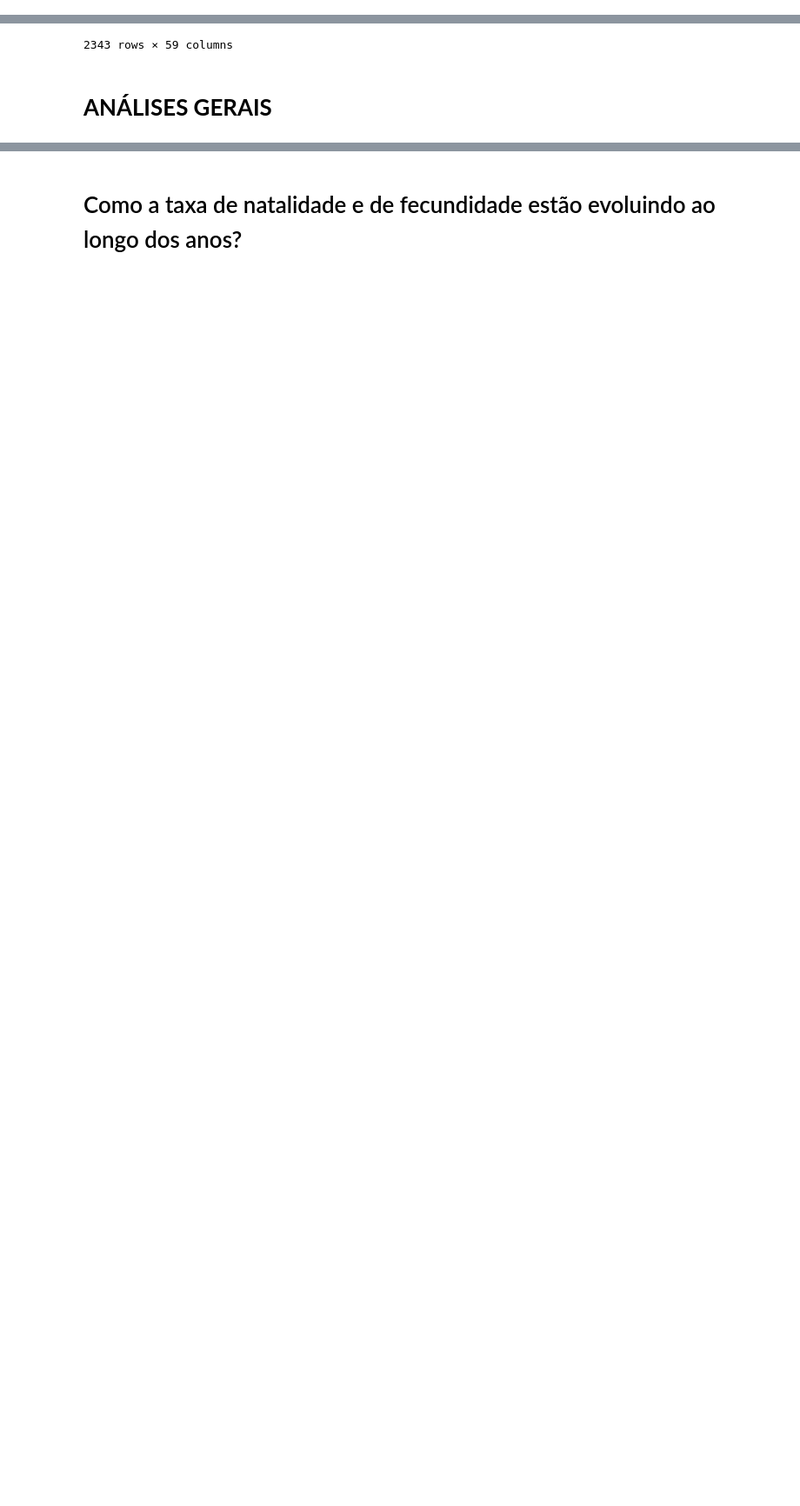
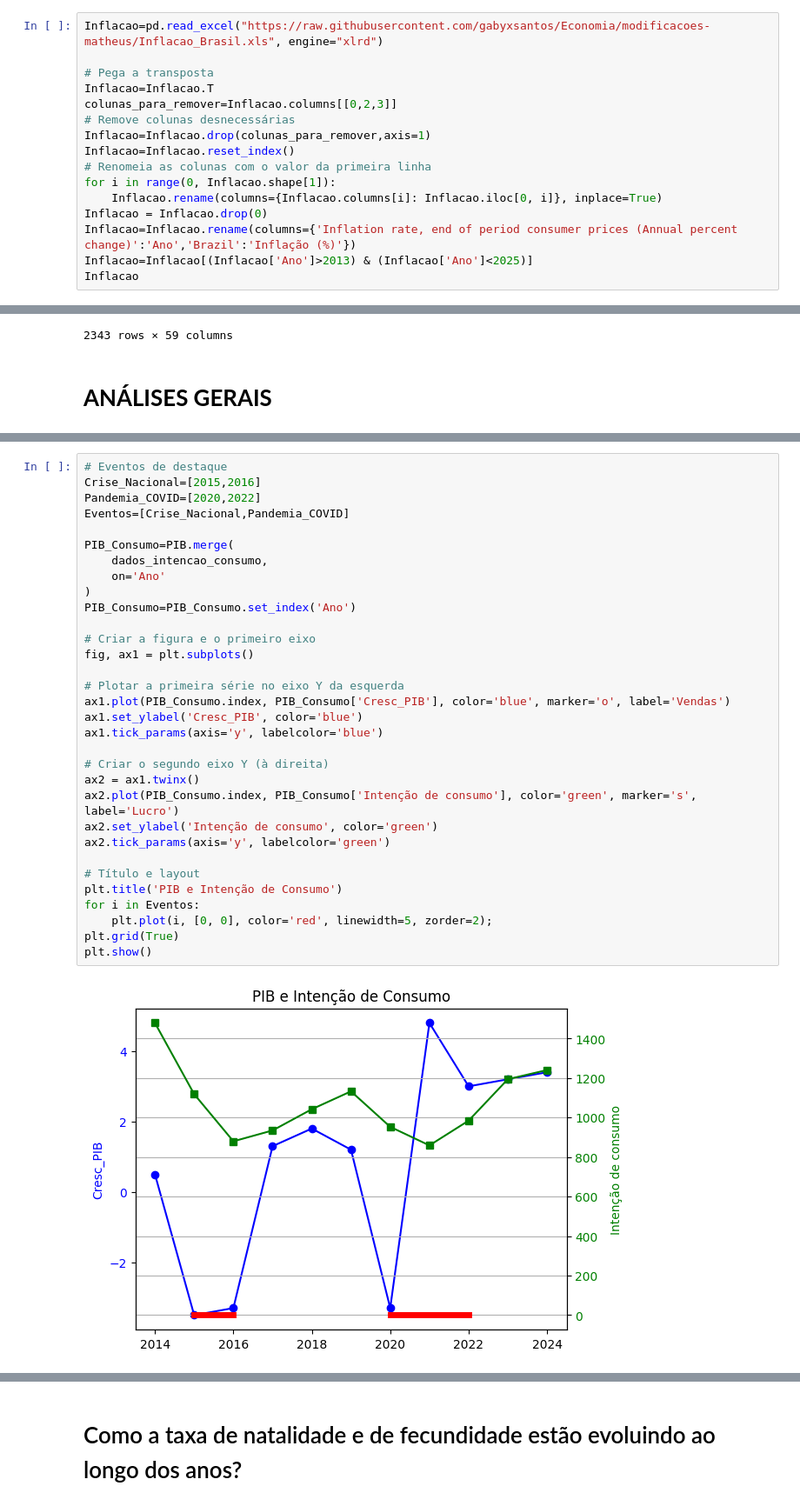
Before and after one commit to gabyxsantos/Economia, a Jupyter notebook: atualizandodf.ipynb, the cells around one changed output, grey strips where cells are left out. Shown at 87% size. Drawn from its saved outputs; the diff is of its cells as text; blank space fills up the shorter version.

```diff
--- a/atualizandodf.ipynb
+++ b/atualizandodf.ipynb
@@ -162,0 +191,16 @@ PIB
+# %%
+Inflacao=pd.read_excel("https://raw.githubusercontent.com/gabyxsantos/Economia/modificacoes-matheus/Inflacao_Brasil.xls", engine="xlrd")
+
+# Pega a transposta
+Inflacao=Inflacao.T
+colunas_para_remover=Inflacao.columns[[0,2,3]]
+# Remove colunas desnecessárias
+Inflacao=Inflacao.drop(colunas_para_remover,axis=1)
+Inflacao=Inflacao.reset_index()
+# Renomeia as colunas com o valor da primeira linha
+for i in range(0, Inflacao.shape[1]):
+    Inflacao.rename(columns={Inflacao.columns[i]: Inflacao.iloc[0, i]}, inplace=True)
+Inflacao = Inflacao.drop(0)
+Inflacao=Inflacao.rename(columns={'Inflation rate, end of period consumer prices (Annual percent change)':'Ano','Brazil':'Inflação (%)'})
+Inflacao=Inflacao[(Inflacao['Ano']>2013) & (Inflacao['Ano']<2025)]
+Inflacao
@@ -264,0 +391,34 @@ dados
+# %%
+# Eventos de destaque
+Crise_Nacional=[2015,2016]
+Pandemia_COVID=[2020,2022]
+Eventos=[Crise_Nacional,Pandemia_COVID]
+
+PIB_Consumo=PIB.merge(
+    dados_intencao_consumo,
+    on='Ano'
+)
+PIB_Consumo=PIB_Consumo.set_index('Ano')
+
+# Criar a figura e o primeiro eixo
+fig, ax1 = plt.subplots()
+
+# Plotar a primeira série no eixo Y da esquerda
+ax1.plot(PIB_Consumo.index, PIB_Consumo['Cresc_PIB'], color='blue', marker='o', label='Vendas')
+ax1.set_ylabel('Cresc_PIB', color='blue')
+ax1.tick_params(axis='y', labelcolor='blue')
+
+# Criar o segundo eixo Y (à direita)
+ax2 = ax1.twinx()
+ax2.plot(PIB_Consumo.index, PIB_Consumo['Intenção de consumo'], color='green', marker='s', label='Lucro')
+ax2.set_ylabel('Intenção de consumo', color='green')
+ax2.tick_params(axis='y', labelcolor='green')
+
+# Título e layout
+plt.title('PIB e Intenção de Consumo')
+for i in Eventos:
+    plt.plot(i, [0, 0], color='red', linewidth=5, zorder=2);
+plt.grid(True)
+plt.show()
+# %% [output]
+[figure, added]
```
Also changed, not shown: parts of 33 cells of this notebook.
